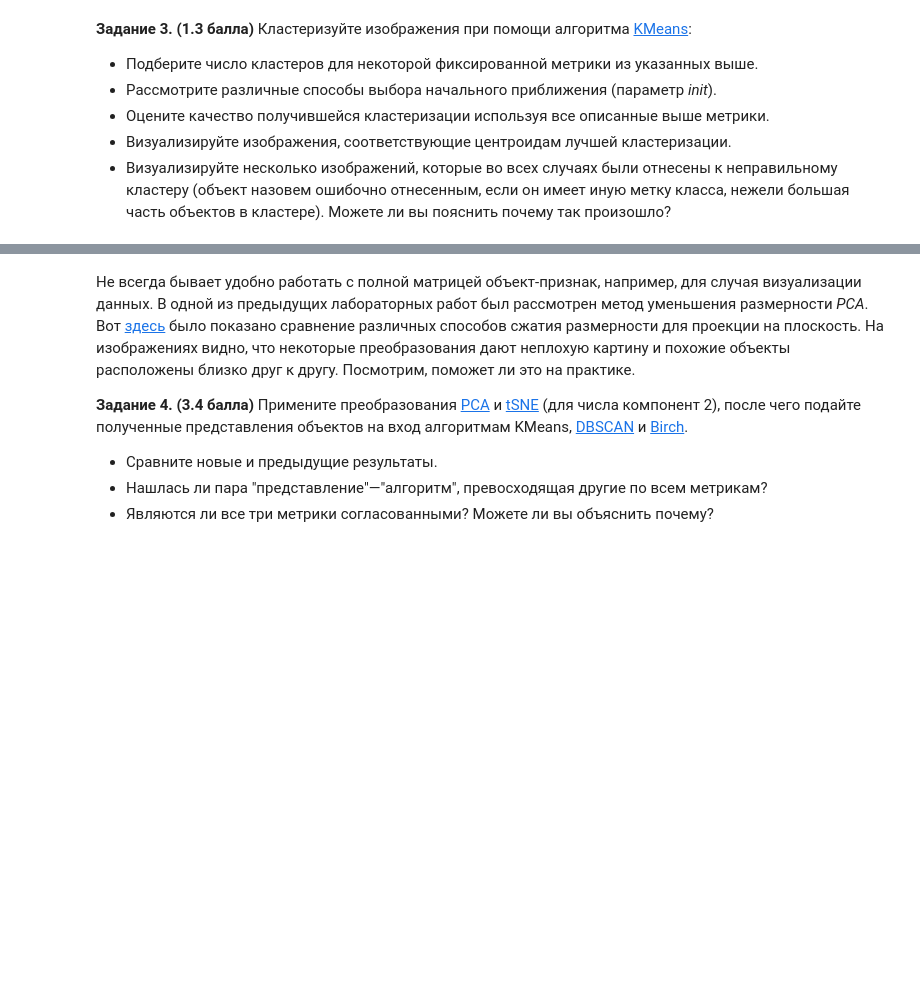
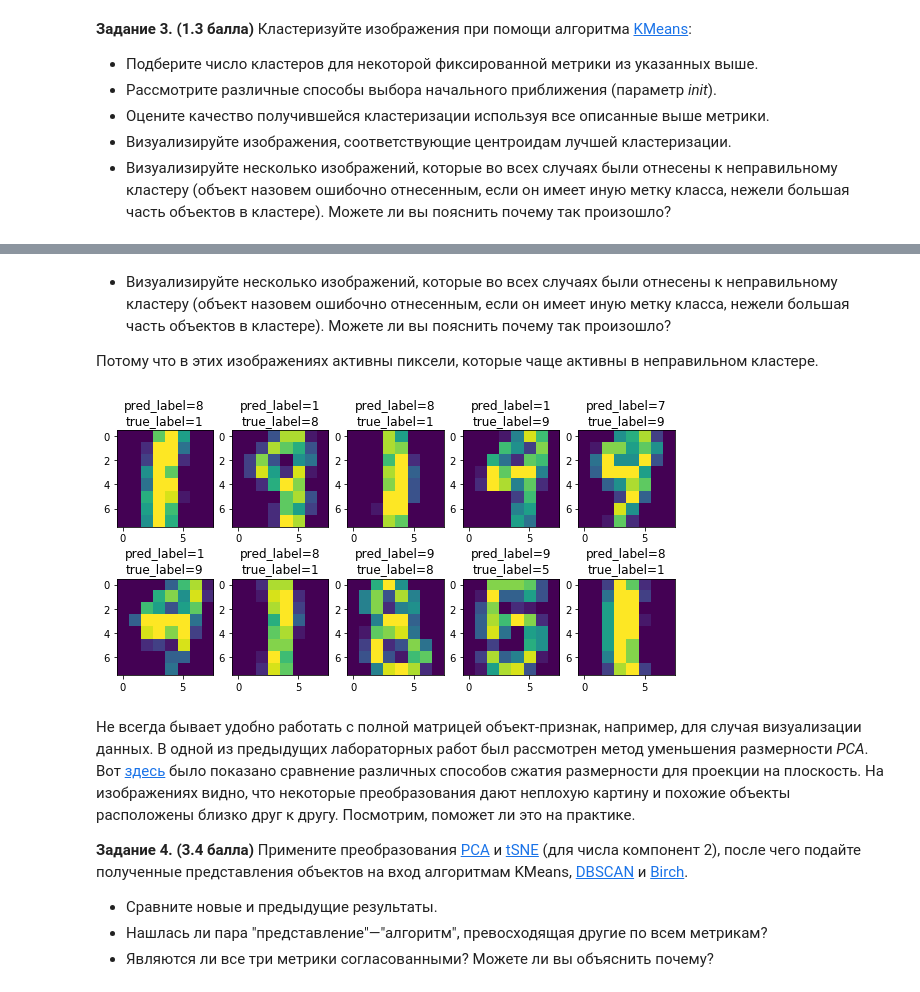
Before and after one commit to BNazh/shad2018, a Jupyter notebook: ML/hw3/Lab3_Unsupervised.ipynb, the cells around one changed output, grey strips where cells are left out. Drawn from its saved outputs; the diff is of its cells as text; code cells hidden in the pictures; blank space fills up the shorter version.

```diff
--- a/ML/hw3/Lab3_Unsupervised.ipynb
+++ b/ML/hw3/Lab3_Unsupervised.ipynb
@@ -96,3 +132,17 @@ for im, ax in zip(centers, axes.reshape((-1, ))):
+# %% [markdown]
+* Визуализируйте несколько изображений, которые во всех случаях были отнесены к неправильному кластеру (объект назовем ошибочно отнесенным, если он имеет иную метку класса, нежели большая часть объектов в кластере). Можете ли вы пояснить почему так произошло?
+
+Потому что в этих изображениях активны пиксели, которые чаще активны в неправильном кластере.
+# %%
+fig, axes = plt.subplots(2, 5, figsize=(10, 5))
+majorities = np.array([cl_y_mapping[x] for x in km_pred])
+not_matching = y != majorities
+
+for im, yi, pi, ax in zip(X[not_matching], y[not_matching], majorities[not_matching], axes.flatten()):
+    ax.imshow(im.reshape((8, 8)))
+    ax.set_title('pred_label=%d\ntrue_label=%d'%(pi, yi))
+# %% [output]
+[figure, added]
 # %% [markdown]
 Не всегда бывает удобно работать с полной матрицей объект-признак, например, для случая визуализации данных. В одной из предыдущих лабораторных работ был рассмотрен метод уменьшения размерности *PCA*. Вот [здесь](http://scikit-learn.org/stable/auto_examples/manifold/plot_lle_digits.html#example-manifold-plot-lle-digits-py) было показано сравнение различных способов сжатия размерности для проекции на плоскость. На изображениях видно, что некоторые преобразования дают неплохую картину и похожие объекты расположены близко друг к другу. Посмотрим, поможет ли это на практике.
 
```
Also changed, not shown: parts of 23 cells of this notebook.
